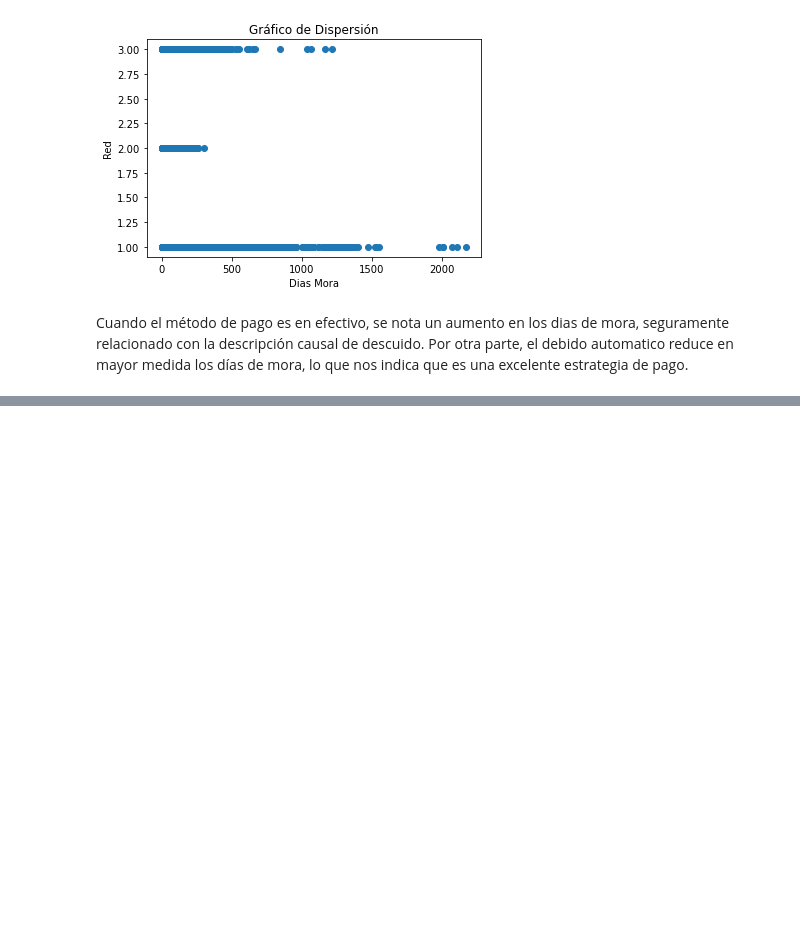
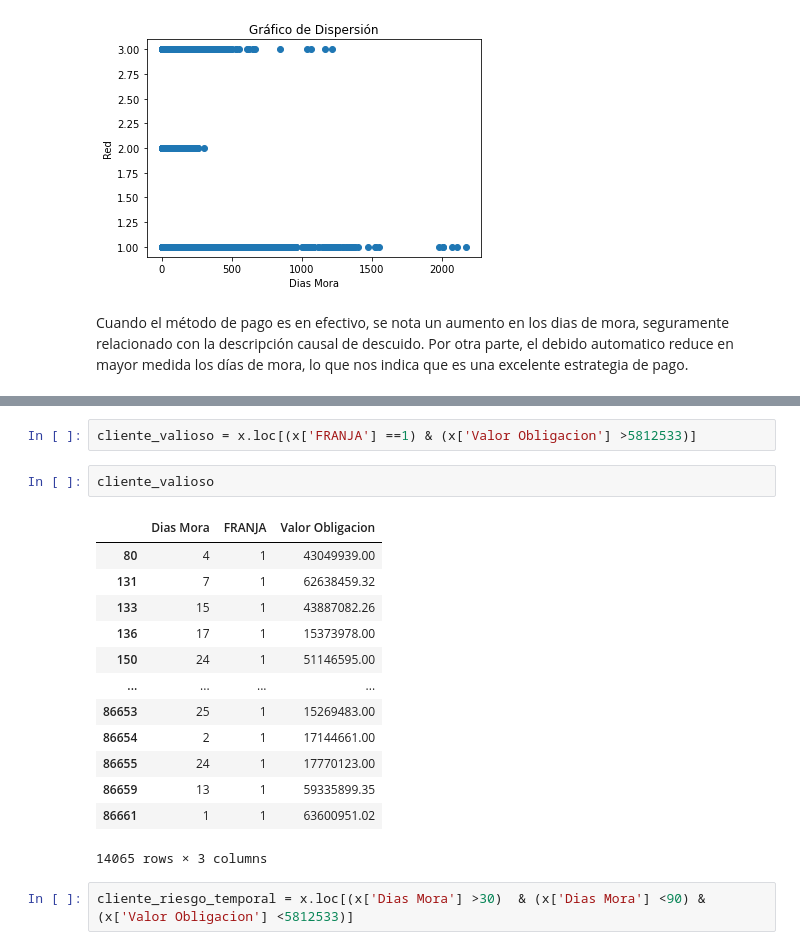
Before and after one commit to lucianarpo14/proyectoEAFIT, a Jupyter notebook: Proyecto1.ipynb, the cells around one changed output, grey strips where cells are left out. Drawn from its saved outputs; the diff is of its cells as text; blank space fills up the shorter version.

```diff
--- a/Proyecto1.ipynb
+++ b/Proyecto1.ipynb
@@ -691,0 +796,20 @@ Cuando el método de pago es en efectivo, se nota un aumento en los dias de mora
+# %%
+cliente_valioso = x.loc[(x['FRANJA'] ==1) & (x['Valor Obligacion'] >5812533)]
+# %%
+cliente_valioso
+# %% [output]
+|  | Dias Mora | FRANJA | Valor Obligacion |
+| 80 | 4 | 1 | 43049939.00 |
+| 131 | 7 | 1 | 62638459.32 |
+| 133 | 15 | 1 | 43887082.26 |
+| 136 | 17 | 1 | 15373978.00 |
+| 150 | 24 | 1 | 51146595.00 |
+| ... | ... | ... | ... |
+| 86653 | 25 | 1 | 15269483.00 |
+| 86654 | 2 | 1 | 17144661.00 |
+| 86655 | 24 | 1 | 17770123.00 |
+| 86659 | 13 | 1 | 59335899.35 |
+| 86661 | 1 | 1 | 63600951.02 |
+14065 rows × 3 columns
+# %%
+cliente_riesgo_temporal = x.loc[(x['Dias Mora'] >30)  & (x['Dias Mora'] <90) & (x['Valor Obligacion'] <5812533)]
```
Also changed, not shown: parts of 19 cells of this notebook.
